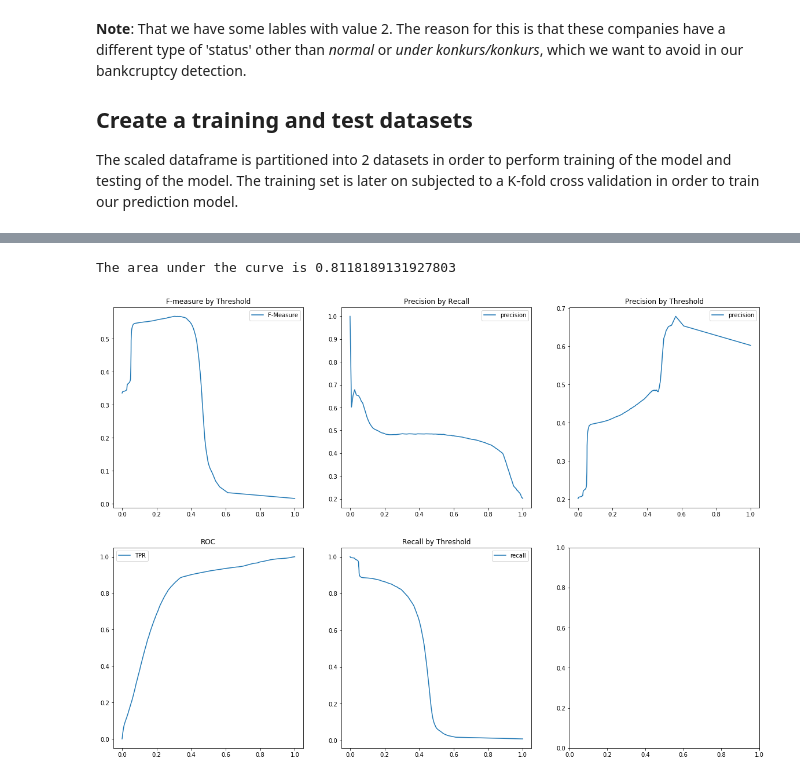
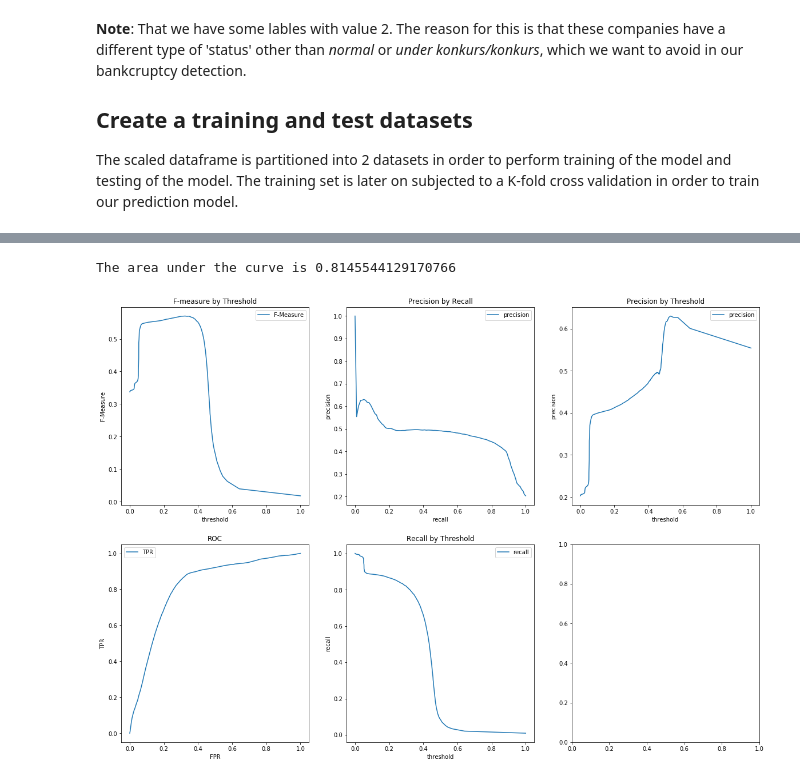
Before and after one commit to mssalvador/notebooks, a Jupyter notebook: konkurs/BankcruptcyDectect.ipynb, the cells around one changed output, grey strips where cells are left out. Cells and saved outputs as stored; diff of their text form; code cells hidden in the pictures.

```diff
--- a/konkurs/BankcruptcyDectect.ipynb
+++ b/konkurs/BankcruptcyDectect.ipynb
@@ -158,7 +158,8 @@ list_merged_feature_cols = list(set(df_merged_company_features.columns).differen
 
 vectorizer = VectorAssembler(
     inputCols=list_merged_feature_cols,
-    outputCol="features")
+    outputCol="features"
+)
 
 #cols_raw_vector = list(labelCols)+[toDenseUDf(vectorizer.getOutputCol()).alias(vectorizer.getOutputCol())]
 
@@ -170,7 +171,8 @@ vectorizer = VectorAssembler(
 
 vector_converter = convert(
     inputCol=vectorizer.getOutputCol(),
-    outputCol='stadard_features')
+    outputCol='stadard_features'
+)
 
 
 #standardization with mean an std is initilized
@@ -178,7 +180,8 @@ standardScale = StandardScaler(
     withMean=True,
     withStd=True,
     inputCol=vector_converter.getOutputCol(),
-    outputCol="s_features")
+    outputCol="s_features"
+)
 
 
 
@@ -194,8 +197,10 @@ log_regression = LogisticRegression(
     featuresCol=vector_converter.getOutputCol(),
     predictionCol="prediction",
     labelCol='label',
+    standardization=False,
     rawPredictionCol="rawPrediction",
-    probabilityCol="probability")
+    probabilityCol="probability"
+)
 
 pipeline_stages = [vectorizer,
                    vector_converter,
@@ -301,11 +330,13 @@ The following cell runs a K-fold cross-validation, which is implemented in Apach
 #Train the logistic regressionmodel
 
 grid = (ParamGridBuilder()
-        .addGrid(param=log_regression.elasticNetParam,values=[0.1,1.0])
-        .addGrid(param=log_regression.getMaxIter,values=[10])
+        .addGrid(param=log_regression.elasticNetParam, values=[0.1, 1.0])
+        .addGrid(param=log_regression.maxIter, values=[10, 20, 40])
+        .addGrid(param=log_regression.threshold, values=[0.2, 0.5, 0.8])
         .build()
        )
-evaluate = BinaryClassificationEvaluator(rawPredictionCol="rawPrediction")
+evaluate = BinaryClassificationEvaluator(
+    rawPredictionCol="rawPrediction")
 crossVal = CrossValidator(
     estimator=log_reg_pipeline,
     estimatorParamMaps=grid,
@@ -313,7 +344,9 @@ crossVal = CrossValidator(
     numFolds=10
 )
 
-crossValModel = crossVal.fit(dataset=df_features_train)
-evaluate.evaluate(crossValModel.transform(df_features_train))
+crossValModel = crossVal.fit(
+    dataset=df_features_train)
+evaluate.evaluate(
+    crossValModel.transform(df_features_train))
 #coef = lrModel.coefficients
 # %% [output]
@@ -358,32 +378,34 @@ if crossValModel.bestModel.stages[-1].hasSummary:
     fig, axes = plt.subplots(
         nrows=2,
         ncols=3,
         figsize=(20, 14))
     summary = crossValModel.bestModel.stages[-1].summary
 
 
     print('The area under the curve is {}'.format(summary.areaUnderROC))
     attributes = []
     titles = ['F-measure by Threshold','Precision by Recall','Precision by Threshold', 'ROC', 'Recall by Threshold']
     attributes.append(summary.fMeasureByThreshold.toPandas())
     attributes.append(summary.pr.toPandas())
     attributes.append(summary.precisionByThreshold.toPandas())
     attributes.append(summary.roc.toPandas())
     attributes.append(summary.recallByThreshold.toPandas())
     #iterations = summary.totalIterations
 
     jdx = 0
     for idx, data_frame in enumerate(attributes):
         if idx % 3 == 0 and idx != 0:
             jdx+=1
         ax = axes[jdx,idx % 3]
         ax.plot(data_frame.columns[0],
                 data_frame.columns[1],
                 data=data_frame,
                )
         ax.legend()
+        ax.set_xlabel(data_frame.columns[0])
+        ax.set_ylabel(data_frame.columns[1])
         ax.set_title(titles[idx])
     plt.show()
 # %% [output]
-The area under the curve is 0.8118189131927803
+The area under the curve is 0.8145544129170766
-[figure, old version]
+[figure, new version]
```
Also changed, not shown: parts of 27 cells of this notebook.
